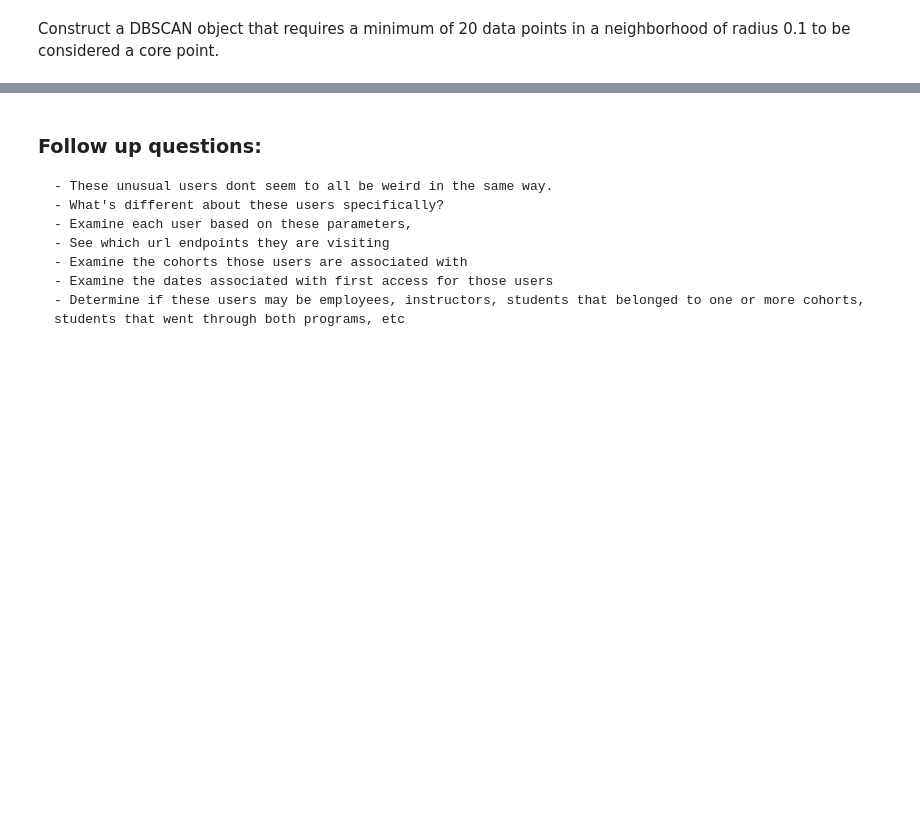
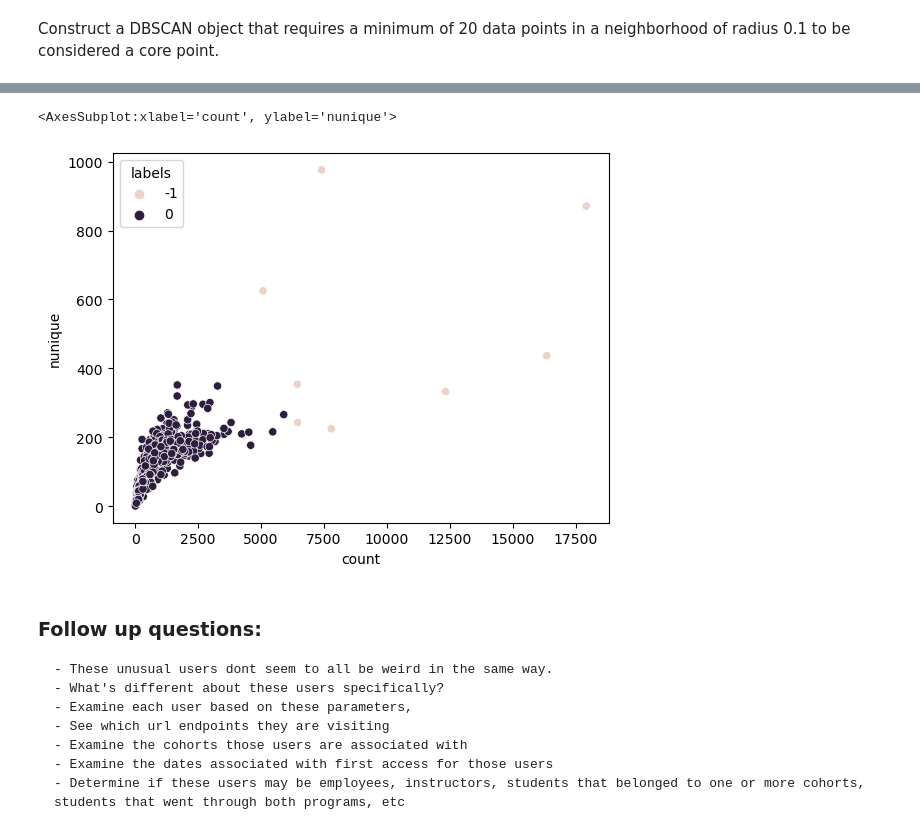
Before and after one commit to CodeupClassroom/mirzakhani-anomaly-detection, a Jupyter notebook: clustering_lesson.ipynb, the cells around one changed output, grey strips where cells are left out. Drawn from its saved outputs; the diff is of its cells as text; code cells hidden in the pictures; blank space fills up the shorter version.

```diff
--- a/clustering_lesson.ipynb
+++ b/clustering_lesson.ipynb
@@ -226,3 +477,8 @@ plt.show()
+# %%
+sns.scatterplot(data=page_views, x='count', y='nunique', hue='labels')
+# %% [output]
+<AxesSubplot:xlabel='count', ylabel='nunique'>
+[figure, added]
 # %% [markdown]
 ### Follow up questions:
     - These unusual users dont seem to all be weird in the same way.
```
Also changed, not shown: parts of 28 cells of this notebook.
